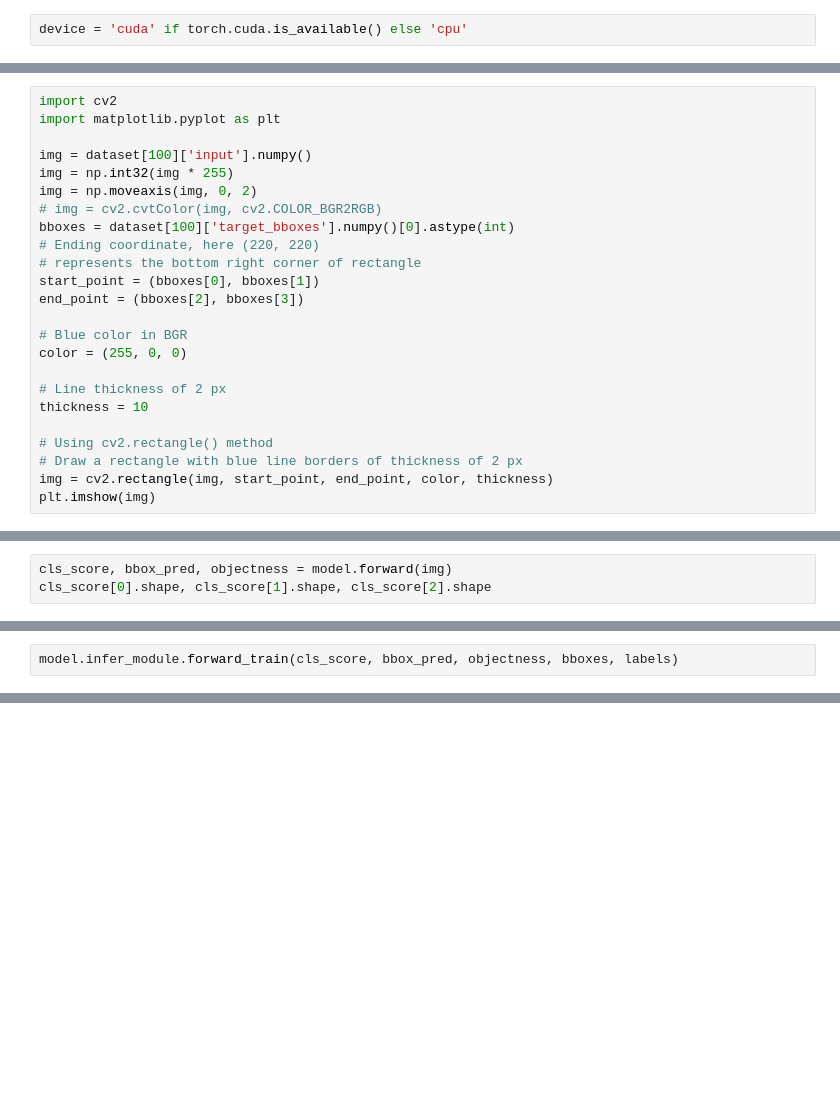
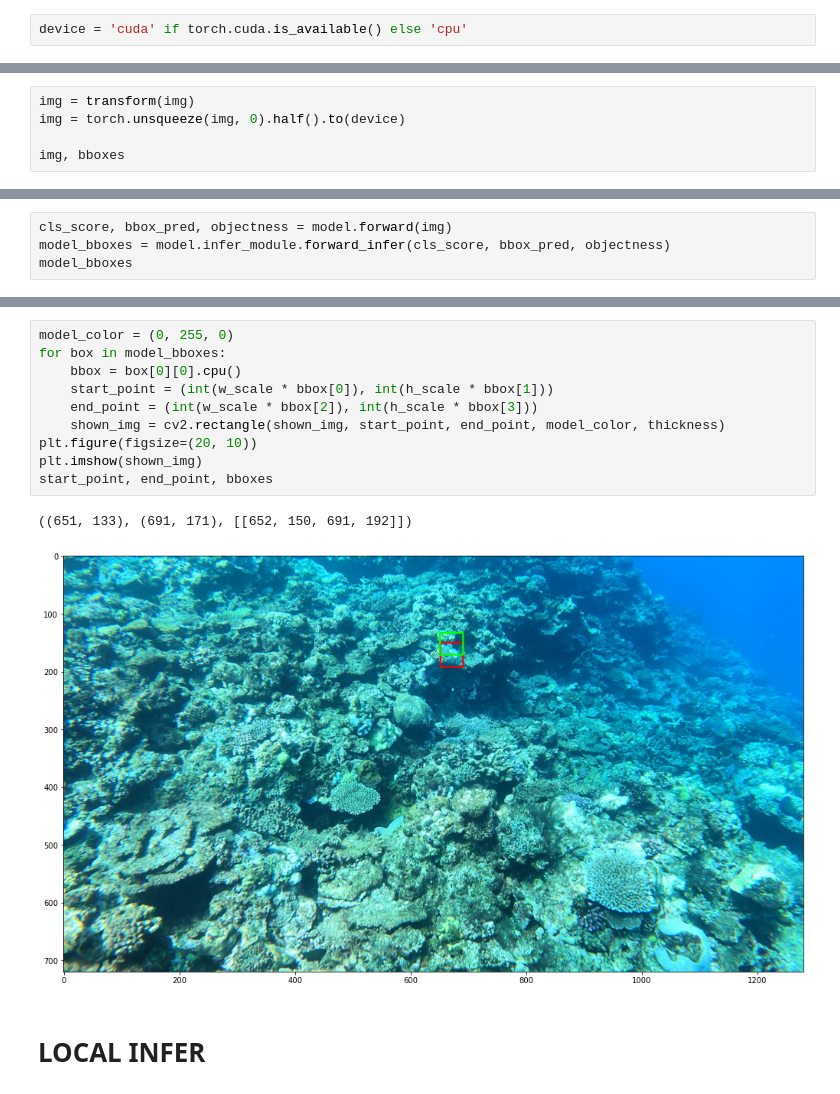
Before and after one commit to eora-ai/torchok, a Jupyter notebook: notebooks/Eval.ipynb, the cells around one changed output, grey strips where cells are left out. Cells and saved outputs as stored; diff of their text form; blank space fills up the shorter version.

Commit message:
add infer notebook

```diff
--- a/notebooks/Eval.ipynb
+++ b/notebooks/Eval.ipynb
@@ -76,24 +77,0 @@ dataset[100]
-# %%
-import cv2
-import matplotlib.pyplot as plt
-
-img = dataset[100]['input'].numpy()
-img = np.int32(img * 255)
-img = np.moveaxis(img, 0, 2)
-# img = cv2.cvtColor(img, cv2.COLOR_BGR2RGB)
-bboxes = dataset[100]['target_bboxes'].numpy()[0].astype(int)
-# Ending coordinate, here (220, 220)
-# represents the bottom right corner of rectangle
-start_point = (bboxes[0], bboxes[1])
-end_point = (bboxes[2], bboxes[3])
-
-# Blue color in BGR
-color = (255, 0, 0)
-
-# Line thickness of 2 px
-thickness = 10
-
-# Using cv2.rectangle() method
-# Draw a rectangle with blue line borders of thickness of 2 px
-img = cv2.rectangle(img, start_point, end_point, color, thickness)
-plt.imshow(img)
@@ -116,0 +135,5 @@ tensor([[[138., 561., 196., 639.]]], device='cuda:0', dtype=torch.float16)
+# %%
+img = transform(img)
+img = torch.unsqueeze(img, 0).half().to(device)
+
+img, bboxes
@@ -117,4 +158,5 @@ tensor([[[138., 561., 196., 639.]]], device='cuda:0', dtype=torch.float16)
 # %%
 cls_score, bbox_pred, objectness = model.forward(img)
-cls_score[0].shape, cls_score[1].shape, cls_score[2].shape
+model_bboxes = model.infer_module.forward_infer(cls_score, bbox_pred, objectness)
+model_bboxes
 # %% [output]
@@ -124,2 +165,0 @@ cls_score[0].shape, cls_score[1].shape, cls_score[2].shape
-# %%
-model.infer_module.forward_train(cls_score, bbox_pred, objectness, bboxes, labels)
@@ -579,0 +166,15 @@ class MlvlPointGenerator:
+# %%
+model_color = (0, 255, 0)
+for box in model_bboxes:
+    bbox = box[0][0].cpu()
+    start_point = (int(w_scale * bbox[0]), int(h_scale * bbox[1]))
+    end_point = (int(w_scale * bbox[2]), int(h_scale * bbox[3]))
+    shown_img = cv2.rectangle(shown_img, start_point, end_point, model_color, thickness)
+plt.figure(figsize=(20, 10))
+plt.imshow(shown_img)
+start_point, end_point, bboxes
+# %% [output]
+((651, 133), (691, 171), [[652, 150, 691, 192]])
+[figure, added]
+# %% [markdown]
+# LOCAL INFER
```
Also changed, not shown: parts of 29 cells of this notebook.
